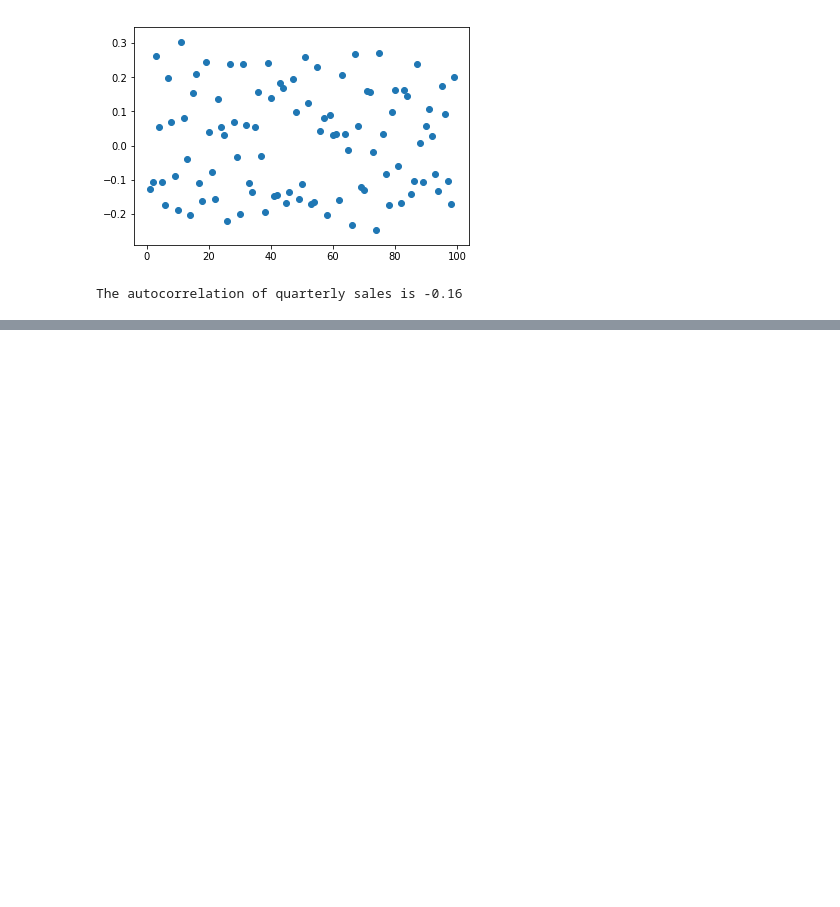
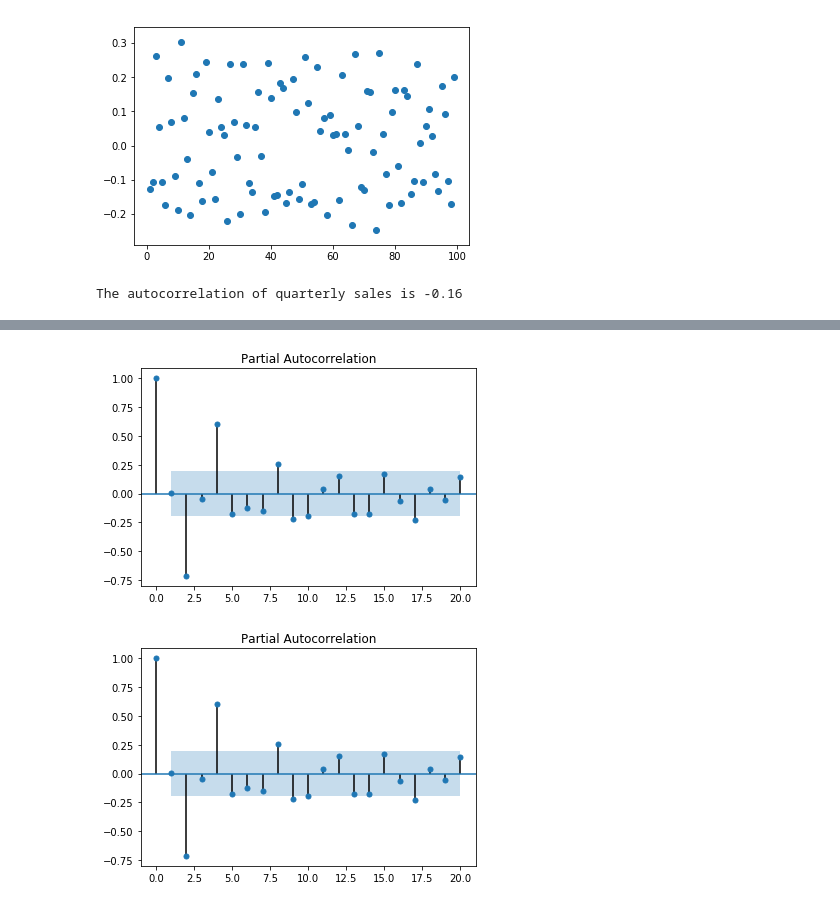
Before and after one commit to elizabethguy86/TimeSeriesPlay, a Jupyter notebook: Play with Time Series.ipynb, the cells around one changed output, grey strips where cells are left out. Cells and saved outputs as stored; diff of their text form; code cells hidden in the pictures; blank space fills up the shorter version.

```diff
--- a/Play with Time Series.ipynb
+++ b/Play with Time Series.ipynb
@@ -49,0 +119,5 @@ The autocorrelation of quarterly sales is -0.16
+# %%
+plot_pacf(ts_df['Sales'], lags=20)
+# %% [output]
+[figure, added]
+[figure, added]
```
Also changed, not shown: parts of 23 cells of this notebook.
